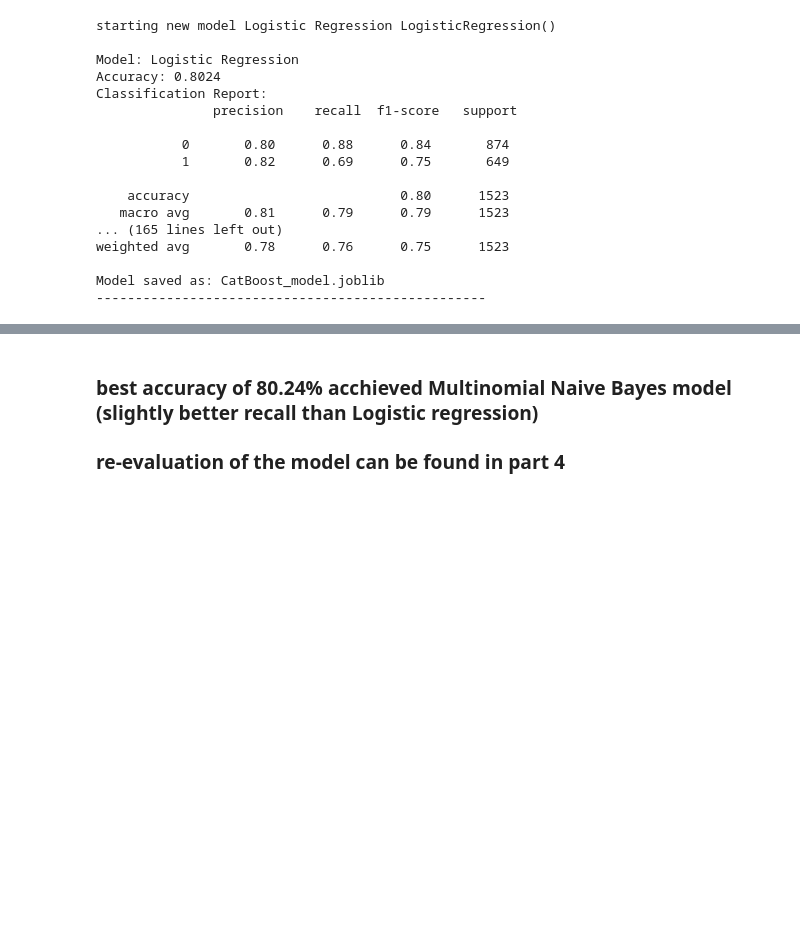
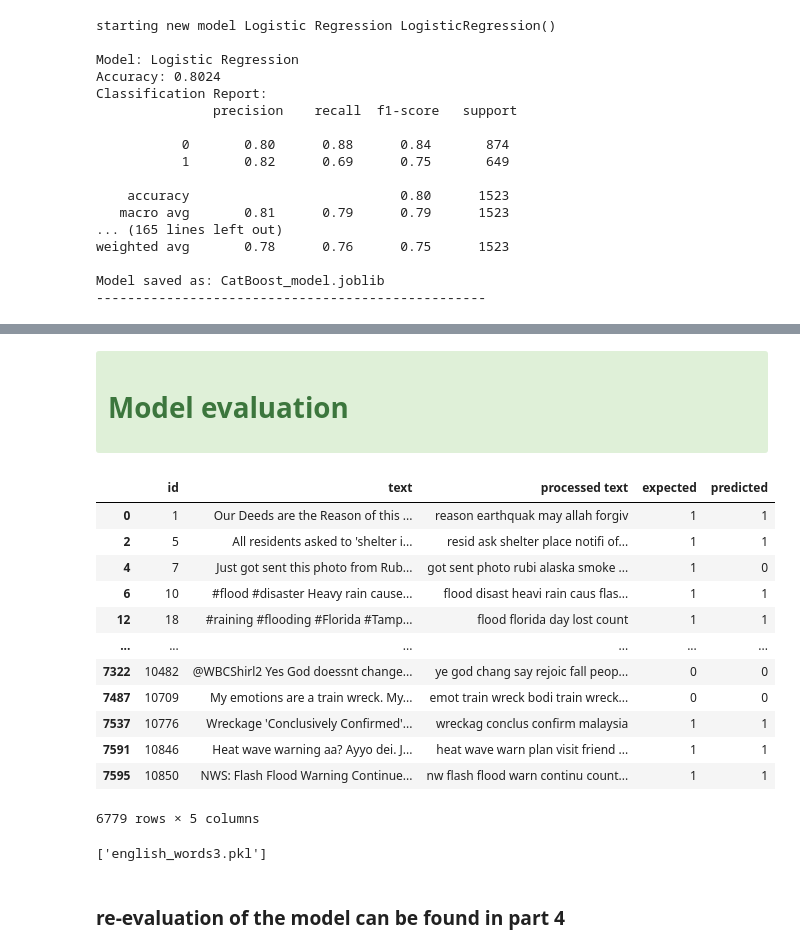
Before and after one commit to elliebiessek/2024-private-projects-done-in-2024, a Jupyter notebook: NLP_3_NLP_model.ipynb, the cells around one changed output, grey strips where cells are left out. Drawn from its saved outputs; the diff is of its cells as text; code cells hidden in the pictures; blank space fills up the shorter version.

```diff
--- a/NLP_3_NLP_model.ipynb
+++ b/NLP_3_NLP_model.ipynb
@@ -309,3 +314,60 @@ Model saved as: CatBoost_model.joblib
+# %% [markdown]
+<div class="alert-success" style="margin-top: 0px">
+<h1> Model evaluation </h1>
+</div>
+# %%
+# Saving model predictions for re-evaluation
+chosen_model = 'Multinomial Naive Bayes_model.joblib'
+test_df = df[df.index.isin(y_test.index)]
+
+def make_predictions(saved_model_filename, new_data, text_column, vectorizer):
+    model = joblib.load(saved_model_filename)
+    new_inputs = new_data[text_column].tolist()
+    new_inputs_vectorized = vectorizer.transform(new_inputs)
+    predictions = model.predict(new_inputs_vectorized)
+
+    # Create a DataFrame with input texts and predictions
+    result_df = pd.DataFrame({'processed text': new_inputs, 'predicted': predictions})
+    return result_df
+
+predictions = make_predictions(chosen_model, test_df, 'processed text', vectorizer)
+# %%
+# if interested in cross-fold predictions:
+def cross_fold_predictions(saved_model_filename, X, y, df):
+    X_train_cf, X_test_cf, y_train_cf, y_test_cf = train_test_split(X, y, test_size=0.2)
+    model = joblib.load(saved_model_filename)
+    y_pred_cf = model.predict(X_test_cf)
+    pred_df = pd.DataFrame({'expected': y_test_cf, 'predicted': y_pred_cf})
+    pred_df = df[['id','text', 'processed text']].merge(pred_df, left_index=True, right_index=True)
+    return pred_df
+
+cf_predictions = []
+for trial in range(10):
+    pred_df = cross_fold_predictions(chosen_model, X, y, df)
+    cf_predictions.append(pred_df)
+
+cf_df = pd.concat(cf_predictions)
+cf_df = cf_df.drop_duplicates()
+cf_df
+# %% [output]
+|  | id | text | processed text | expected | predicted |
+| 0 | 1 | Our Deeds are the Reason of this ... | reason earthquak may allah forgiv | 1 | 1 |
+| 2 | 5 | All residents asked to 'shelter i... | resid ask shelter place notifi of... | 1 | 1 |
+| 4 | 7 | Just got sent this photo from Rub... | got sent photo rubi alaska smoke ... | 1 | 0 |
+| 6 | 10 | #flood #disaster Heavy rain cause... | flood disast heavi rain caus flas... | 1 | 1 |
+| 12 | 18 | #raining #flooding #Florida #Tamp... | flood florida day lost count | 1 | 1 |
+| ... | ... | ... | ... | ... | ... |
+| 7322 | 10482 | @WBCShirl2 Yes God doessnt change... | ye god chang say rejoic fall peop... | 0 | 0 |
+| 7487 | 10709 | My emotions are a train wreck. My... | emot train wreck bodi train wreck... | 0 | 0 |
+| 7537 | 10776 | Wreckage 'Conclusively Confirmed'... | wreckag conclus confirm malaysia | 1 | 1 |
+| 7591 | 10846 | Heat wave warning aa? Ayyo dei. J... | heat wave warn plan visit friend ... | 1 | 1 |
+| 7595 | 10850 | NWS: Flash Flood Warning Continue... | nw flash flood warn continu count... | 1 | 1 |
+6779 rows × 5 columns
+# %%
+cf_df.to_csv('re_evaluation_set.csv', index=False)
+joblib.dump(vectorizer, 'vectorizer3.pkl')
+joblib.dump(english_words, 'english_words3.pkl')
+# %% [output]
+['english_words3.pkl']
 # %% [markdown]
-### best accuracy of 80.24% acchieved Multinomial Naive Bayes model (slightly better recall than Logistic regression)
 ### re-evaluation of the model can be found in part 4
```
Also changed, not shown: parts of 3 cells of this notebook.
